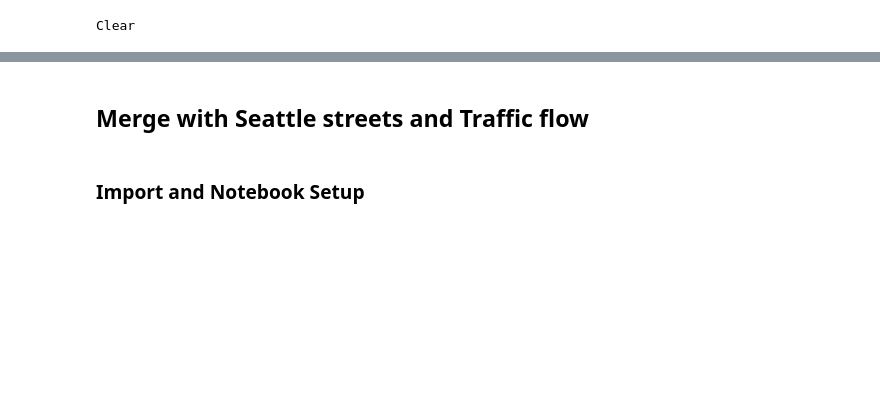
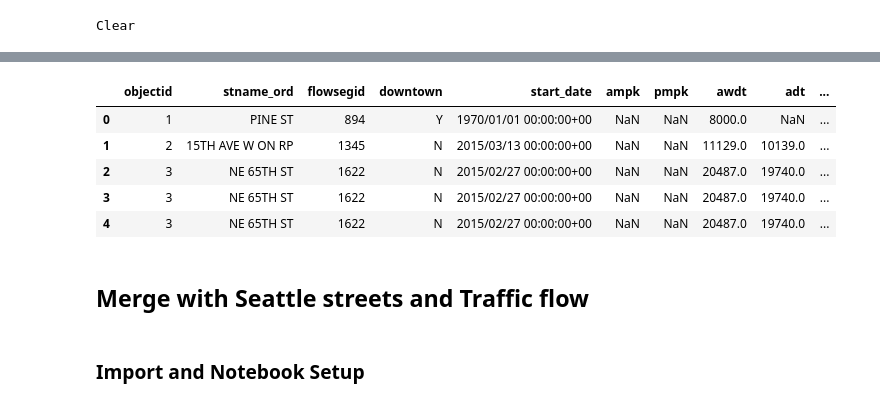
Before and after one commit to DataCircles/traffic_collisions_viz_team, a Jupyter notebook: notebooks/MH-Master Notebook.ipynb, the cells around one changed output, grey strips where cells are left out. Drawn from its saved outputs; the diff is of its cells as text; code cells hidden in the pictures; blank space fills up the shorter version.

```diff
--- a/notebooks/MH-Master Notebook.ipynb
+++ b/notebooks/MH-Master Notebook.ipynb
@@ -474,0 +585,4 @@ df_new.shape
+# %%
+keep_cols = ['objectid','stname_ord', 'flowsegid', 'downtown',
+       'start_date', 'ampk', 'pmpk', 'awdt', 'adt', 'awdt_rounded',
+       'dataquality', 'flags', 'shape_length'] # just removed compkey
@@ -474,0 +605,6 @@ df_new.shape
+# %%
+df_flow_singular = (df_flow_valid.set_index(keep_cols)
+   .apply(lambda x: x.str.split(',').explode())
+   .reset_index())
+
+df_flow_singular['compkey'] = df_flow_singular['compkey'].astype(int)
@@ -474,0 +615,9 @@ df_new.shape
+# %%
+df_flow_singular.head()
+# %% [output]
+|  | objectid | stname_ord | flowsegid | downtown | start_date | ampk | pmpk | awdt | adt | ... |
+| 0 | 1 | PINE ST | 894 | Y | 1970/01/01 00:00:00+00 | NaN | NaN | 8000.0 | NaN | ... |
+| 1 | 2 | 15TH AVE W ON RP | 1345 | N | 2015/03/13 00:00:00+00 | NaN | NaN | 11129.0 | 10139.0 | ... |
+| 2 | 3 | NE 65TH ST | 1622 | N | 2015/02/27 00:00:00+00 | NaN | NaN | 20487.0 | 19740.0 | ... |
+| 3 | 3 | NE 65TH ST | 1622 | N | 2015/02/27 00:00:00+00 | NaN | NaN | 20487.0 | 19740.0 | ... |
+| 4 | 3 | NE 65TH ST | 1622 | N | 2015/02/27 00:00:00+00 | NaN | NaN | 20487.0 | 19740.0 | ... |
```
Also changed, not shown: parts of 74 cells of this notebook.
